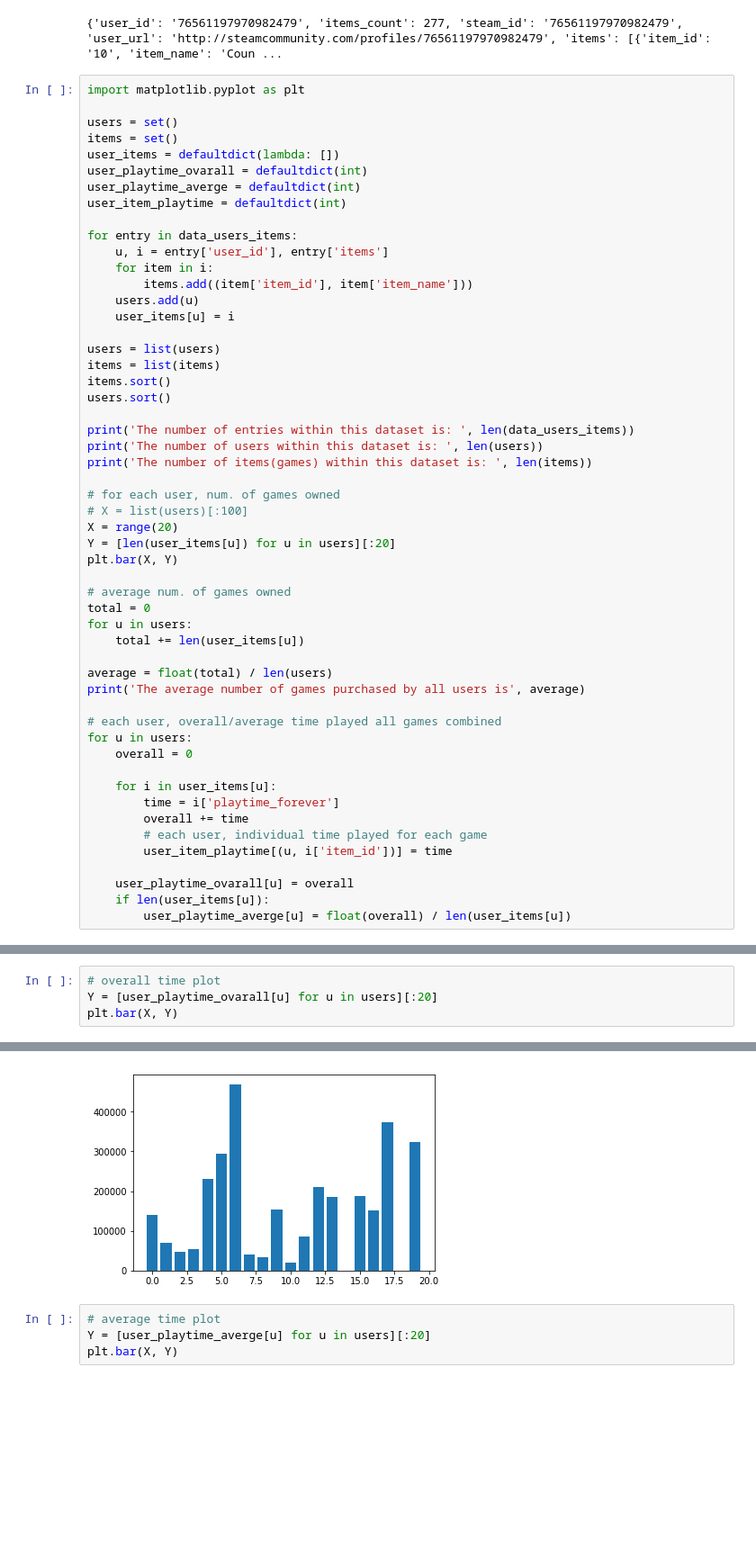
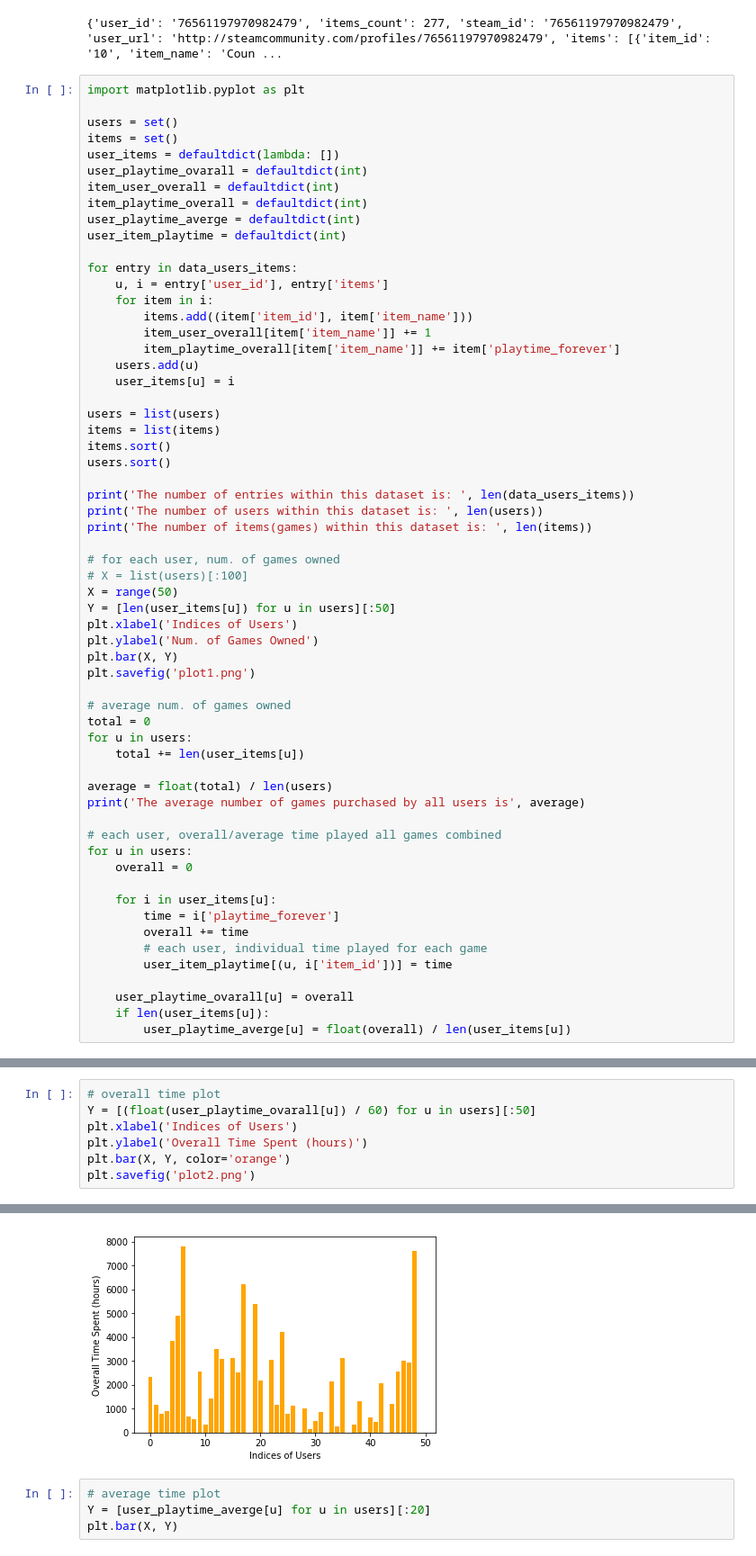
Before and after one commit to ShinTo98/Recommender-System-Survey, a Jupyter notebook: exploratory_analysis.ipynb, the cells around one changed output, grey strips where cells are left out. Shown at 90% size. Cells and saved outputs as stored; diff of their text form; blank space fills up the shorter version.

```diff
--- a/exploratory_analysis.ipynb
+++ b/exploratory_analysis.ipynb
@@ -24,6 +24,8 @@ users = set()
 items = set()
 user_items = defaultdict(lambda: [])
 user_playtime_ovarall = defaultdict(int)
+item_user_overall = defaultdict(int)
+item_playtime_overall = defaultdict(int)
 user_playtime_averge = defaultdict(int)
 user_item_playtime = defaultdict(int)
 
@@ -31,6 +33,8 @@ for entry in data_users_items:
     u, i = entry['user_id'], entry['items']
     for item in i:
         items.add((item['item_id'], item['item_name']))
+        item_user_overall[item['item_name']] += 1
+        item_playtime_overall[item['item_name']] += item['playtime_forever']
     users.add(u)
     user_items[u] = i
 
@@ -45,9 +49,12 @@ print('The number of items(games) within this dataset is: ', len(items))
 
 # for each user, num. of games owned
 # X = list(users)[:100]
-X = range(20)
-Y = [len(user_items[u]) for u in users][:20]
+X = range(50)
+Y = [len(user_items[u]) for u in users][:50]
+plt.xlabel('Indices of Users')
+plt.ylabel('Num. of Games Owned')
 plt.bar(X, Y)
+plt.savefig('plot1.png')
 
 # average num. of games owned
 total = 0
@@ -79,5 +86,8 @@ The average number of games purchased by all users is 58.1343665122224
 # %%
 # overall time plot
-Y = [user_playtime_ovarall[u] for u in users][:20]
-plt.bar(X, Y)
+Y = [(float(user_playtime_ovarall[u]) / 60) for u in users][:50]
+plt.xlabel('Indices of Users')
+plt.ylabel('Overall Time Spent (hours)')
+plt.bar(X, Y, color='orange')
+plt.savefig('plot2.png')
 # %% [output]
@@ -85,4 +94,4 @@ plt.bar(X, Y)
-[figure, old version]
+[figure, new version]
 # %%
 # average time plot
 Y = [user_playtime_averge[u] for u in users][:20]
```
Also changed, not shown: parts of 9 cells of this notebook, 4 other files.
